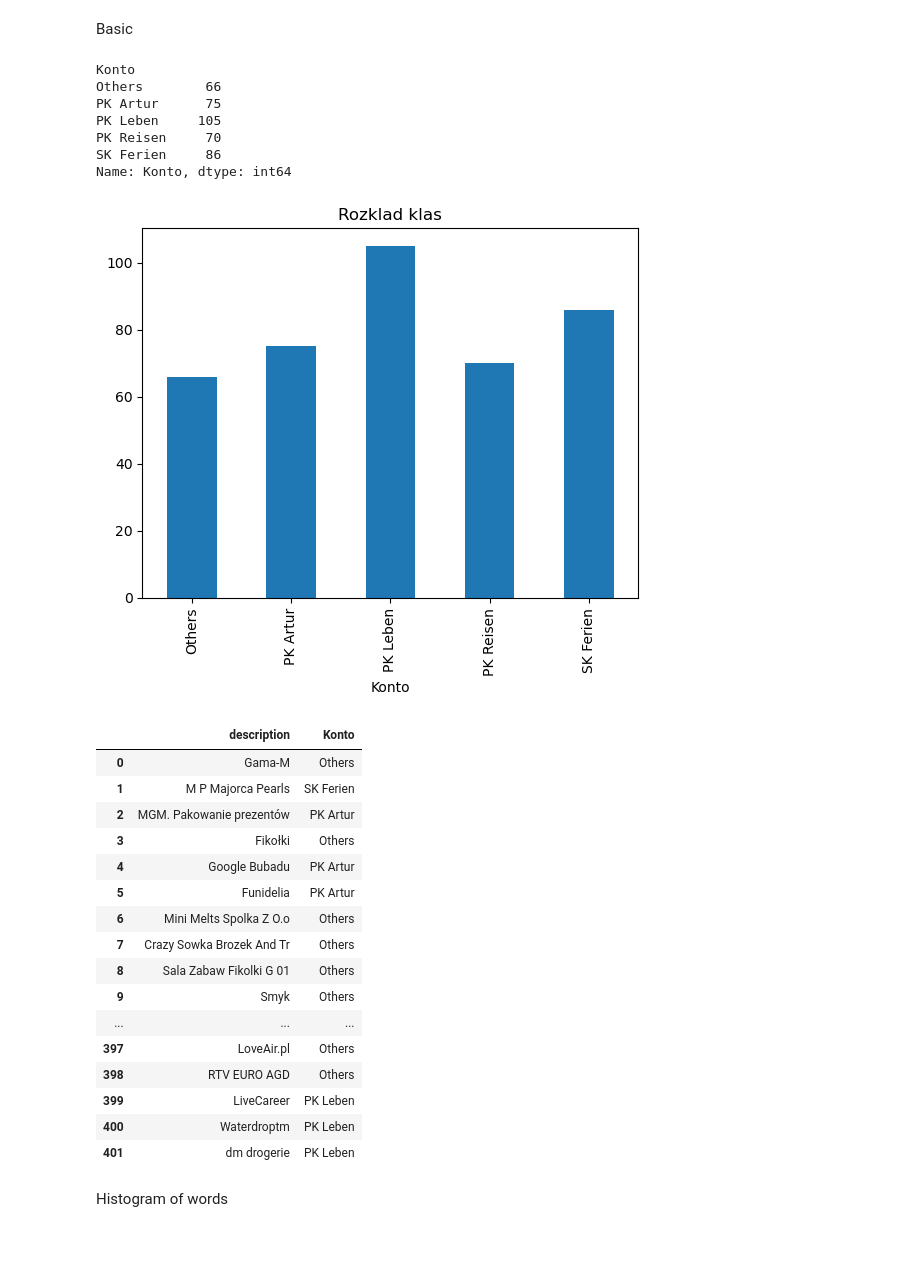
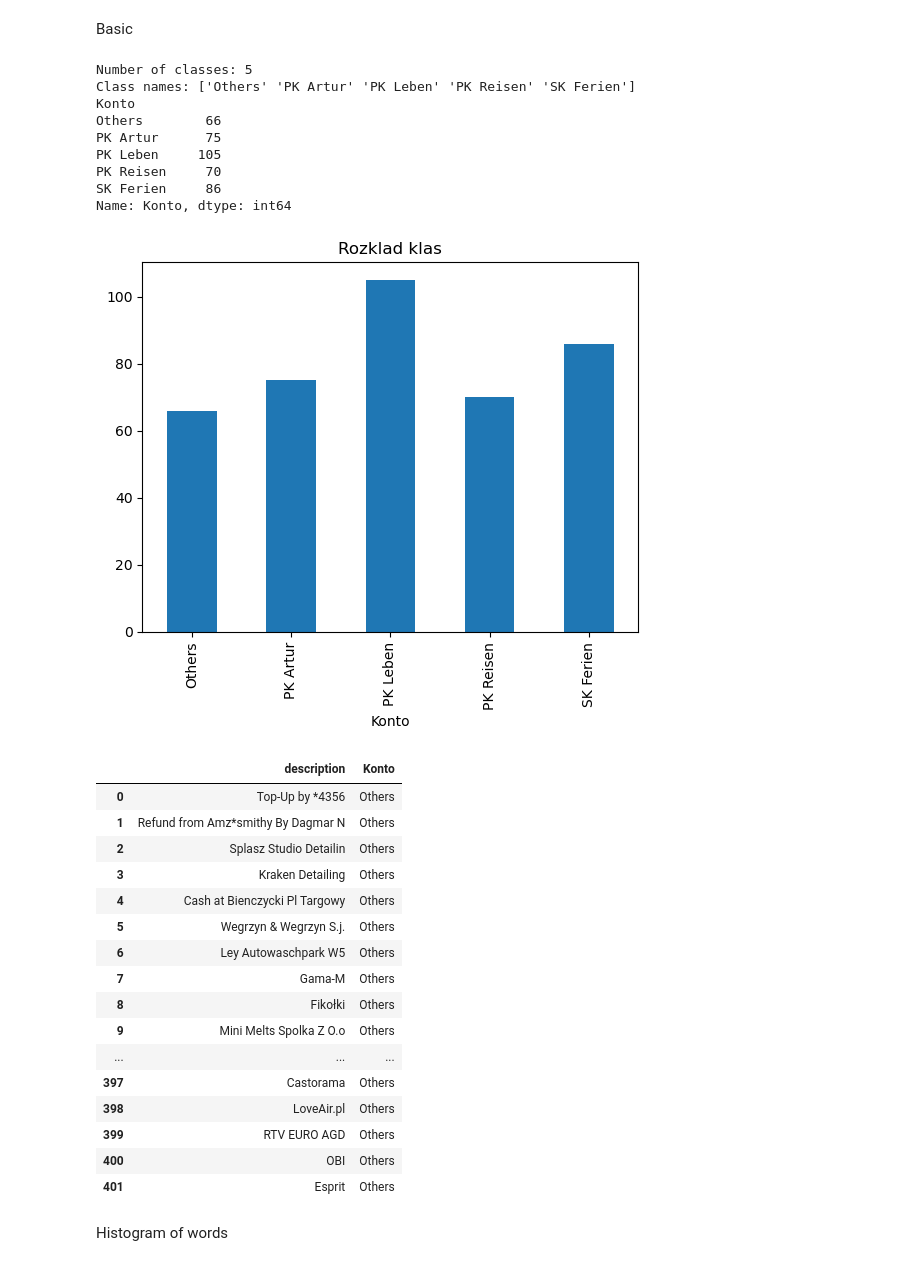
Before and after one commit to arturroo/af-finanzen, a Jupyter notebook: jupiter/transak/logistic_regression/main.ipynb, the cells around one changed output. Drawn from its saved outputs; the diff is of its cells as text; code cells hidden in the pictures.

```diff
--- a/jupiter/transak/logistic_regression/main.ipynb
+++ b/jupiter/transak/logistic_regression/main.ipynb
@@ -48,42 +48,50 @@ df = client.query(query).to_dataframe()  # API request
 # %% [markdown]
 Basic
 # %%
+n_classes = df.Konto.nunique()
+print(f"Number of classes: {n_classes}")
+
+target_names = df.Konto.unique()
+print(f"Class names: {target_names}")
+
 print(df.groupby("Konto").Konto.count())
 df.groupby("Konto").Konto.count().plot(kind="bar", ylim=0, )
 plt.title("Rozklad klas")
 plt.show()
 
 # df["Konto"].astype("category").cat.codes.plot(kind="hist", color="green", width=0.8)
 # plt.show()
 # df.info()
 
 pd.concat( [df.head(10), df.tail(10)] )
 # %% [output]
+Number of classes: 5
+Class names: ['Others' 'PK Artur' 'PK Leben' 'PK Reisen' 'SK Ferien']
 Konto
 Others        66
 PK Artur      75
 PK Leben     105
 PK Reisen     70
 SK Ferien     86
 Name: Konto, dtype: int64
 [figure]
 |  | description | Konto |
-| 0 | Gama-M | Others |
-| 1 | M P Majorca Pearls | SK Ferien |
-| 2 | MGM. Pakowanie prezentów | PK Artur |
-| 3 | Fikołki | Others |
-| 4 | Google Bubadu | PK Artur |
-| 5 | Funidelia | PK Artur |
-| 6 | Mini Melts Spolka Z O.o | Others |
-| 7 | Crazy Sowka Brozek And Tr | Others |
-| 8 | Sala Zabaw Fikolki G 01 | Others |
-| 9 | Smyk | Others |
+| 0 | Top-Up by *4356 | Others |
+| 1 | Refund from Amz*smithy By Dagmar N | Others |
+| 2 | Splasz Studio Detailin | Others |
+| 3 | Kraken Detailing | Others |
+| 4 | Cash at Bienczycki Pl Targowy | Others |
+| 5 | Wegrzyn & Wegrzyn S.j. | Others |
+| 6 | Ley Autowaschpark W5 | Others |
+| 7 | Gama-M | Others |
+| 8 | Fikołki | Others |
+| 9 | Mini Melts Spolka Z O.o | Others |
 | ... | ... | ... |
-| 397 | LoveAir.pl | Others |
-| 398 | RTV EURO AGD | Others |
-| 399 | LiveCareer | PK Leben |
-| 400 | Waterdroptm | PK Leben |
-| 401 | dm drogerie | PK Leben |
+| 397 | Castorama | Others |
+| 398 | LoveAir.pl | Others |
+| 399 | RTV EURO AGD | Others |
+| 400 | OBI | Others |
+| 401 | Esprit | Others |
 # %% [markdown]
 Histogram of words
 # %%
```
Also changed, not shown: parts of 16 cells of this notebook.
